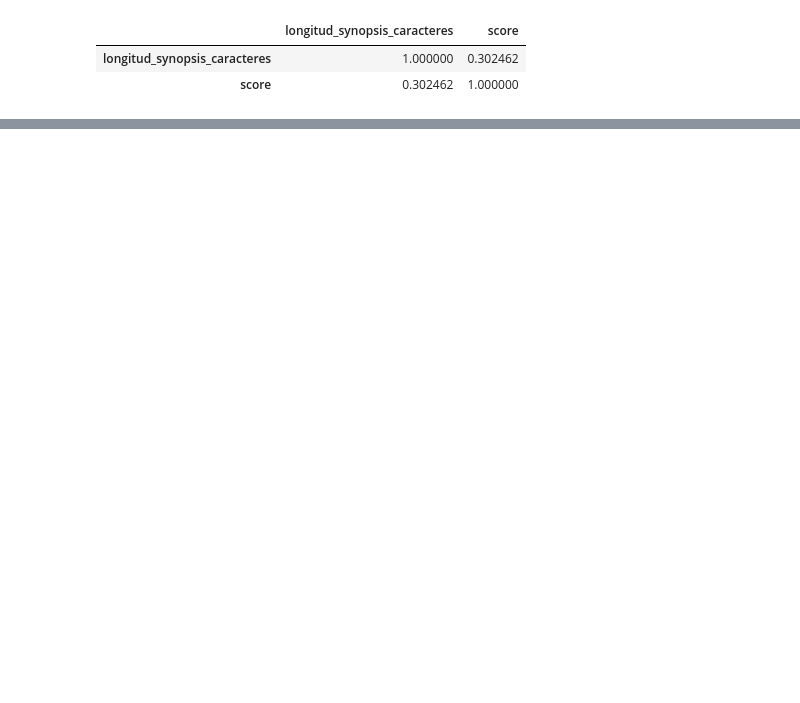
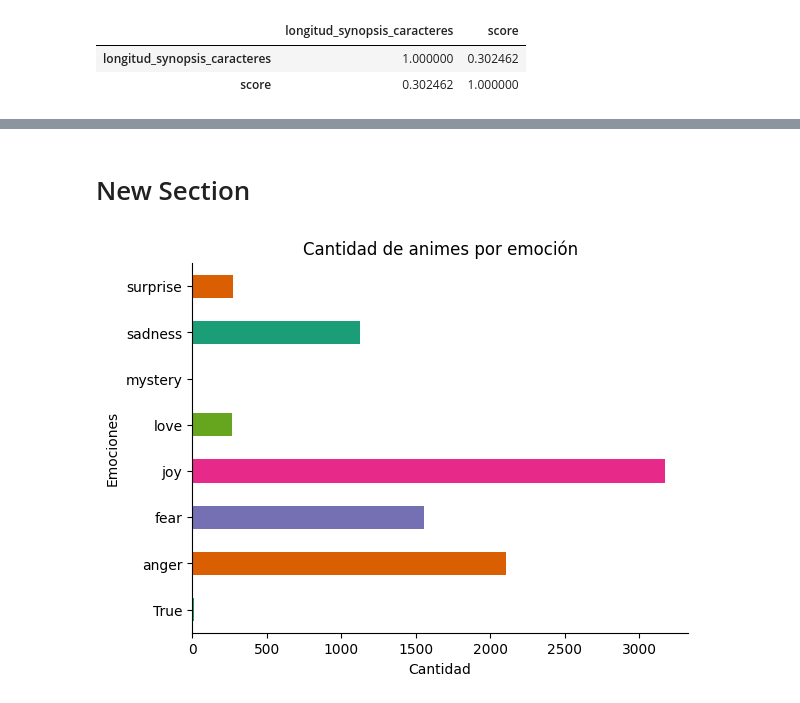
Before and after one commit to repositoriosHackaton/SIC25-CubitsUCV, a Jupyter notebook: Analisis de datos/main.ipynb, the cells around one changed output, grey strips where cells are left out. Cells and saved outputs as stored; diff of their text form; code cells hidden in the pictures; blank space fills up the shorter version.

```diff
--- a/Analisis de datos/main.ipynb
+++ b/Analisis de datos/main.ipynb
@@ -161,11 +208,11 @@ You are using the default legacy behaviour of the <class 'transformers.models.t5
 
 anime_dataset_filt[["title", "synopsis"]].head()
 synopsis = anime_dataset_filt["synopsis"].head()
-df = pd.read_csv('anime_emotion.csv')
+emociones_animes = pd.read_csv('anime_emotion.csv')
 i = 0
-for element in anime_dataset_filt[["anime_id","title", "synopsis"]][len(df):].itertuples():
+for element in anime_dataset_filt[["anime_id","title", "synopsis"]][len(emociones_animes):].itertuples():
   i += 1
-  df.loc[len(df)] = [element.anime_id, detectar_emocion_t5(element.synopsis)]
+  emociones_animes.loc[len(emociones_animes)] = [element.anime_id, detectar_emocion_t5(element.synopsis)]
   print(i)
 
-  df.to_csv("anime_emotion.csv", index=False)
+  emociones_animes.to_csv("anime_emotion.csv", index=False)
@@ -178,0 +295,13 @@ for element in anime_dataset_filt[["anime_id","title", "synopsis"]][len(df):].it
+# %% [markdown]
+# New Section
+# %%
+from matplotlib import pyplot as plt
+import seaborn as sns
+emociones_animes.groupby('emotion').size().plot(kind='barh', color=sns.palettes.mpl_palette('Dark2'))
+plt.gca().spines[['top', 'right',]].set_visible(False)
+plt.ylabel('Emociones')
+plt.xlabel('Cantidad')
+plt.title('Cantidad de animes por emoción')
+plt.show()
+# %% [output]
+[figure, added]
```
Also changed, not shown: parts of 21 cells of this notebook.
